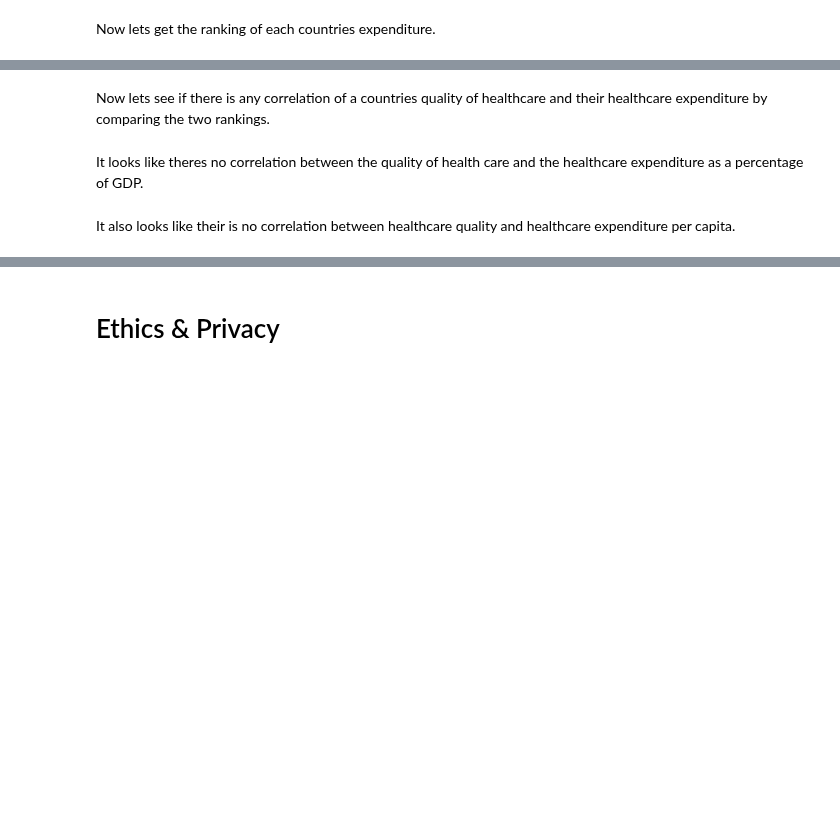
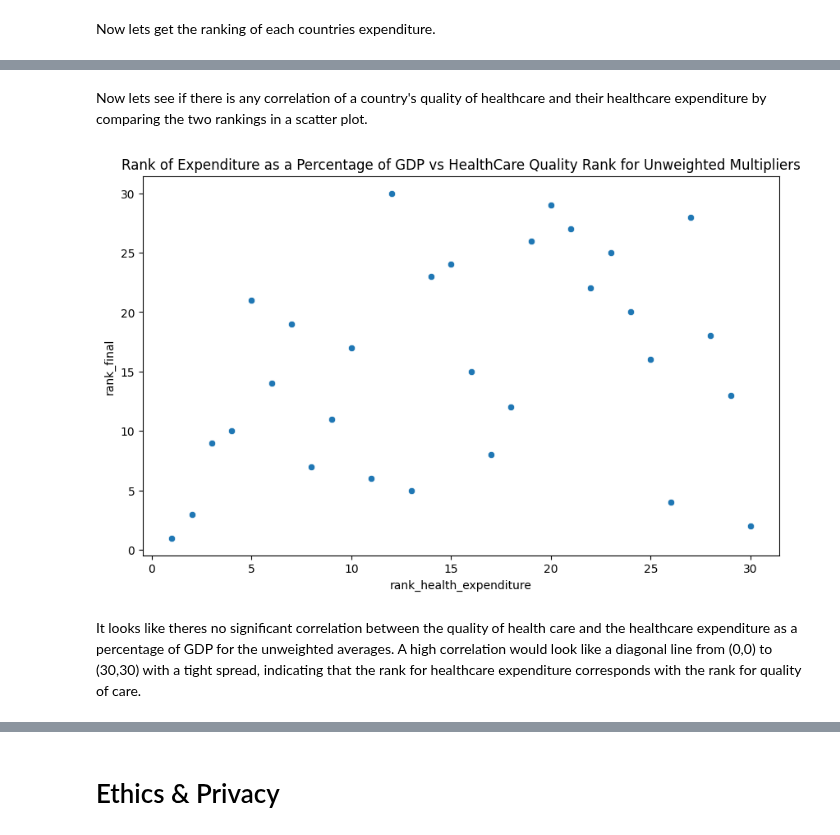
Before and after one commit to AishaWolff/data_science_research_project, a Jupyter notebook: FinalProject_Group063-FA24.ipynb, the cells around one changed output, grey strips where cells are left out. Cells and saved outputs as stored; diff of their text form; code cells hidden in the pictures; blank space fills up the shorter version.

Commit message:
fixed merge conflict

```diff
--- a/FinalProject_Group063-FA24.ipynb
+++ b/FinalProject_Group063-FA24.ipynb
@@ -706,0 +715,14 @@ Now, we need to clean up the final ranking a bit.
+# %%
+def weight_by_sd_as_perc_mean(quality_of_care_dict):
+    """Determine the weights based on standard deviation as a percent of mean, all normalized
+    """
+    # calculate unnormalized weights
+    weights_dict = {}
+    for title, stats in quality_of_care_dict.items():
+        rank_title = 'rank_' + title
+        sd_as_perc_mean = 100 * stats['sd']/stats['mean']
+        weights_dict[rank_title] = sd_as_perc_mean
+    # normalize weights so they can be used as multipliers in a weighted average
+    total_weight = sum(weights_dict.values())
+    weights_dict = {title: weight/total_weight for title, weight in weights_dict.items()}
+    return weights_dict
@@ -716,0 +744,10 @@ results_df
+# %%
+# get the keys for the multipliers dictionaries
+rank_titles = ['rank_' + title for title in quality_of_care_info.keys()]
+# get weighted and unweighted multipliers
+unweighted_multipliers = dict(zip(rank_titles, [0.25]*4))
+weighted_multipliers = weight_by_sd_as_perc_mean(quality_of_care_info)
+
+# calculate results based on the different multipliers
+results_unweighted = calculate_results(weighted_multipliers)
+results_weighted = calculate_results(weighted_multipliers)
@@ -717,6 +796,5 @@ results_df
 # %% [markdown]
 Now lets get the ranking of each countries expenditure.
 # %%
-gdp_exp, mean_gdp_exp, sd_gdp_exp = rank_column("health_expenditure_as_percent_gdp",False)
-
-capita_exp, mean_capita_exp, sd_capita_exp = rank_column('expenditure_per_capita',False)
+gdp_expenditure = rank_column("health_expenditure_as_percent_gdp", False)['rank_df']
+capita_expenditure = rank_column('expenditure_per_capita', False)['rank_df']
@@ -727,15 +841,16 @@ capita_exp
 # %% [markdown]
-Now lets see if there is any correlation of a countries quality of healthcare and their healthcare expenditure by comparing the two rankings.
+Now lets see if there is any correlation of a country's quality of healthcare and their healthcare expenditure by comparing the two rankings in a scatter plot.
 # %%
-def results_capita_exepnditure_corr():
-    merged_df = pd.merge(results_df, gdp_exp, on = ['code'], suffixes = ["_final","_health_expenditure"])
-    print(merged_df)
-    #merged_df["correlation"] = merged_df['rank_final'].corr(merged_df['health_expenditure_as_percent_gdp'])
+def care_quality_vs_expenditure(results_df, expenditure_rank_df, metric_title, graph_suffix):
+    merged_df = pd.merge(results_df, expenditure_rank_df, on = ['code'], suffixes = ["_final","_health_expenditure"])
     plt.figure(figsize=(10, 6))
-    plt.title("Correlation between Expenditure as a Percentage of GDP and HealthCare Quality")
-    sns.scatterplot(data= merged_df, y='rank_final', x='rank_health_expenditure', palette='viridis')
+    plt.title(f"Rank of {metric_title} vs HealthCare Quality Rank {graph_suffix}")
+    sns.scatterplot(data= merged_df, y='rank_final', x='rank_health_expenditure')
     plt.show()
-
-results_capita_exepnditure_corr()
+# %%
+care_quality_vs_expenditure(results_unweighted, gdp_expenditure,
+                            "Expenditure as a Percentage of GDP", "for Unweighted Multipliers")
+# %% [output]
+[figure, added]
 # %% [markdown]
-It looks like theres no correlation between the quality of health care and the healthcare expenditure as a percentage of GDP.
+It looks like theres no significant correlation between the quality of health care and the healthcare expenditure as a percentage of GDP for the unweighted averages. A high correlation would look like a diagonal line from (0,0) to (30,30) with a tight spread, indicating that the rank for healthcare expenditure corresponds with the rank for quality of care.
@@ -753,2 +856,0 @@ results_capita_exepnditure_corr()
-# %% [markdown]
-It also looks like their is no correlation between healthcare quality and healthcare expenditure per capita.
```
Also changed, not shown: parts of 20 cells of this notebook, 1 other file.
